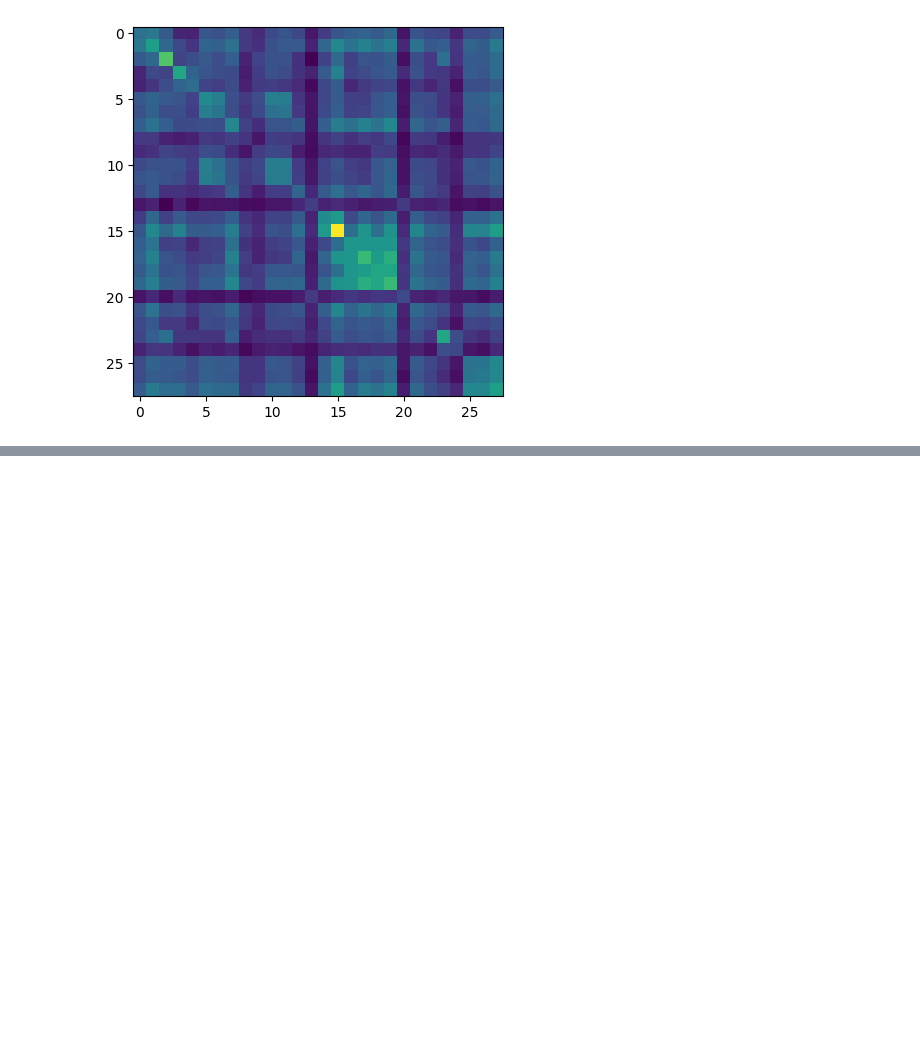
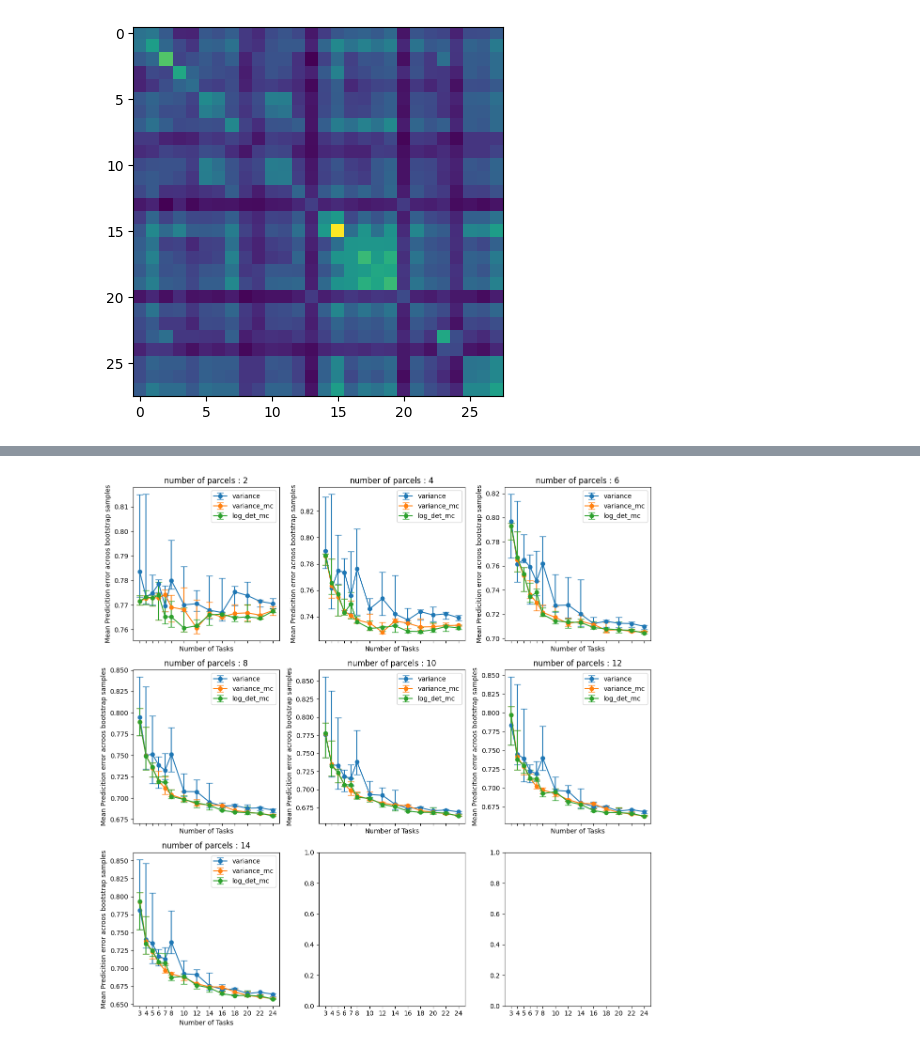
Before and after one commit to DiedrichsenLab/OptimalBattery, a Jupyter notebook: notebooks/6.real_eval_multi_cereb.ipynb, the cells around one changed output, grey strips where cells are left out. Saved outputs shown, nothing was run; the diff lists cells and outputs as text; code cells hidden in the pictures; blank space fills up the shorter version.

Commit message:
results

```diff
--- a/notebooks/6.real_eval_multi_cereb.ipynb
+++ b/notebooks/6.real_eval_multi_cereb.ipynb
@@ -359,12 +179,0 @@ KeyboardInterrupt:
-# %%
-for metric in metrics:
-    subset = results_df_parcel[results_df_parcel["metric"] == metric]
-
-    # Plot line with error bars
-    plt.errorbar(subset["n_parcel"], subset["cos"], yerr=subset["cos_std"],
-                 fmt='-o', label=metric)
-
-plt.xlabel("n_parcel")
-plt.ylabel("Prediction Error")
-plt.legend(title="Metric")
-plt.show()
@@ -372,0 +180,8 @@ plt.show()
+# %%
+name = os.path.join(base_dir, 'OptimalBattery', 'cerebellum_MDTB_ses-01_ses-02_results.tsv')
+
+# save to tsv
+# results_df.to_csv(name, sep="\t", index=False)
+
+#load
+results_df = pd.read_csv(name, sep="\t")
@@ -372,0 +246,33 @@ plt.show()
+# %%
+num_parcels = len(parcel_sizes)
+
+# Determine grid layout (square-like)
+ncols = int(np.ceil(np.sqrt(num_parcels)))
+nrows = int(np.ceil(num_parcels / ncols))
+fig, axes = plt.subplots(nrows=nrows, ncols=ncols, figsize=(4 * ncols, 4 * nrows), sharex=True)
+
+axes = np.array(axes).flatten()
+
+for ax, parcel in zip(axes, parcel_sizes):
+    subset = bootstrap_df[bootstrap_df['n_parcel'] == parcel]
+
+    for metric in metrics:
+        metric_subset = subset[subset['metric'] == metric]
+        ax.errorbar(
+            metric_subset['n_task'],
+            metric_subset['mean_cos'],
+            yerr=[metric_subset['mean_cos'] - metric_subset['lower_ci'],
+                  metric_subset['upper_ci'] - metric_subset['mean_cos']],
+            fmt='o-', capsize=5, label=metric
+        )
+
+    ax.set_title(f"number of parcels : {parcel}")
+    ax.set_xlabel("Number of Tasks")
+    ax.set_ylabel("Mean Predicition error acroos bootstrap samples")
+    ax.set_xticks(sorted(subset['n_task'].unique()))
+    ax.legend()
+
+plt.tight_layout()
+plt.show()
+# %% [output]
+[figure, added]
```
Also changed, not shown: parts of 31 cells of this notebook, 2 other files.
